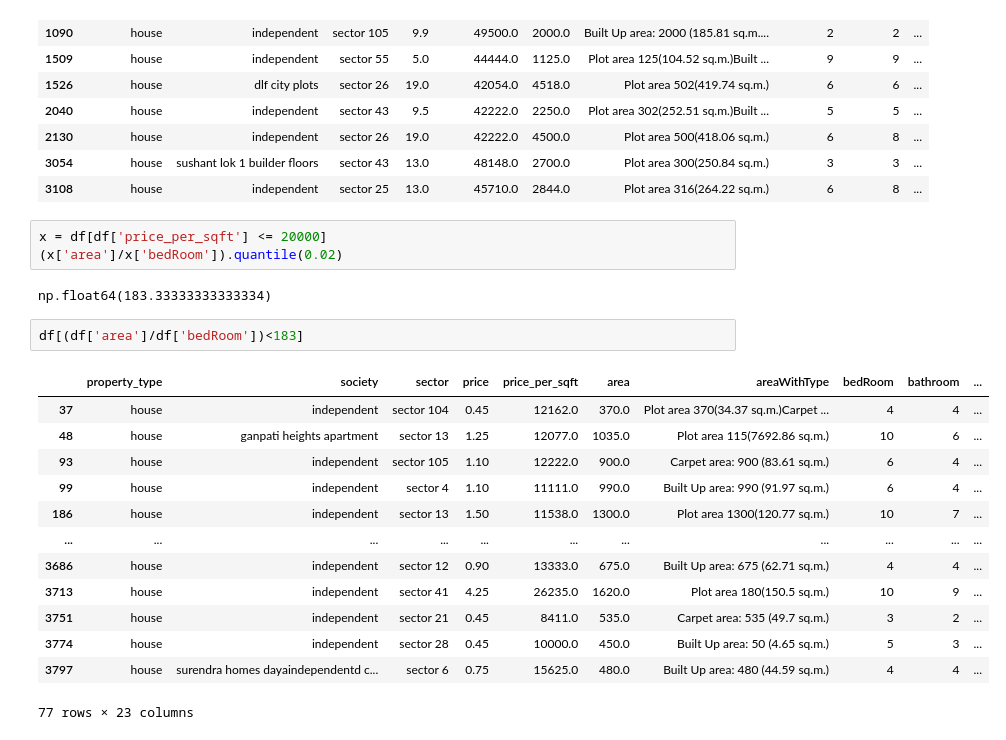
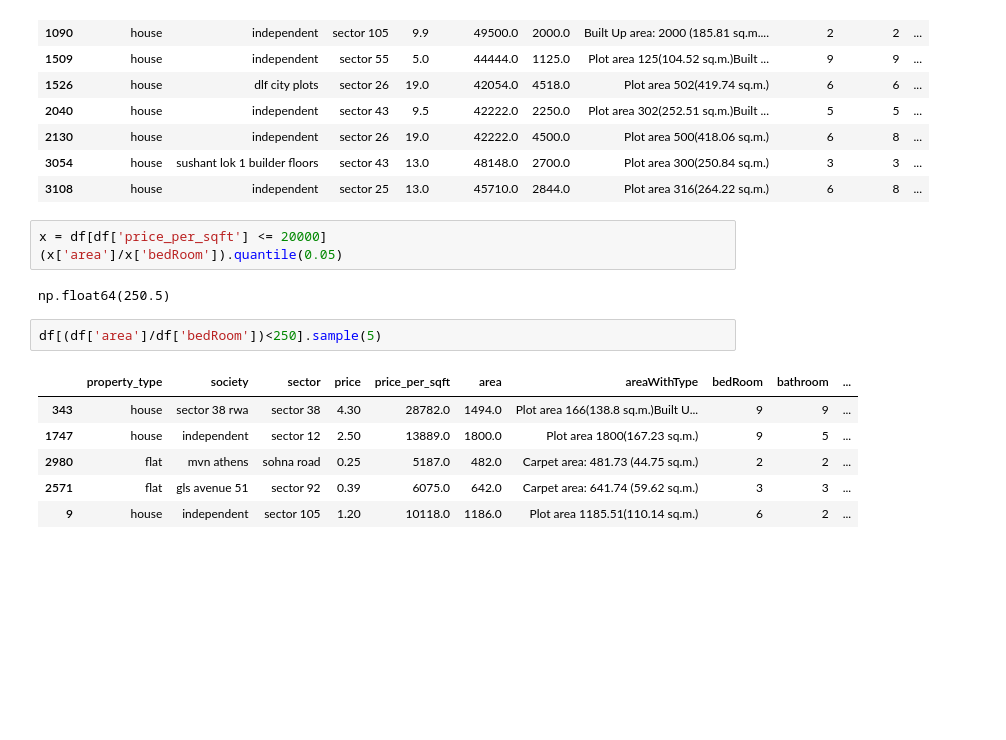
Before and after one commit to Binal2004/Propeak-Real-Estate-, a Jupyter notebook: outlier-removal.ipynb, the cells around one changed output. Cells and saved outputs as stored; diff of their text form; blank space fills up the shorter version.

```diff
--- a/outlier-removal.ipynb
+++ b/outlier-removal.ipynb
@@ -667,22 +667,15 @@ df[df['price_per_sqft'] > 42000]
 | 3108 | house | independent | sector 25 | 13.0 | 45710.0 | 2844.0 | Plot area 316(264.22 sq.m.) | 6 | 8 | ... |
 # %%
 x = df[df['price_per_sqft'] <= 20000]
-(x['area']/x['bedRoom']).quantile(0.02)
+(x['area']/x['bedRoom']).quantile(0.05)
 # %% [output]
-np.float64(183.33333333333334)
+np.float64(250.5)
 # %%
-df[(df['area']/df['bedRoom'])<183]
+df[(df['area']/df['bedRoom'])<250].sample(5)
 # %% [output]
 |  | property_type | society | sector | price | price_per_sqft | area | areaWithType | bedRoom | bathroom | ... |
-| 37 | house | independent | sector 104 | 0.45 | 12162.0 | 370.0 | Plot area 370(34.37 sq.m.)Carpet ... | 4 | 4 | ... |
-| 48 | house | ganpati heights apartment | sector 13 | 1.25 | 12077.0 | 1035.0 | Plot area 115(7692.86 sq.m.) | 10 | 6 | ... |
-| 93 | house | independent | sector 105 | 1.10 | 12222.0 | 900.0 | Carpet area: 900 (83.61 sq.m.) | 6 | 4 | ... |
-| 99 | house | independent | sector 4 | 1.10 | 11111.0 | 990.0 | Built Up area: 990 (91.97 sq.m.) | 6 | 4 | ... |
-| 186 | house | independent | sector 13 | 1.50 | 11538.0 | 1300.0 | Plot area 1300(120.77 sq.m.) | 10 | 7 | ... |
-| ... | ... | ... | ... | ... | ... | ... | ... | ... | ... | ... |
-| 3686 | house | independent | sector 12 | 0.90 | 13333.0 | 675.0 | Built Up area: 675 (62.71 sq.m.) | 4 | 4 | ... |
-| 3713 | house | independent | sector 41 | 4.25 | 26235.0 | 1620.0 | Plot area 180(150.5 sq.m.) | 10 | 9 | ... |
-| 3751 | house | independent | sector 21 | 0.45 | 8411.0 | 535.0 | Carpet area: 535 (49.7 sq.m.) | 3 | 2 | ... |
-| 3774 | house | independent | sector 28 | 0.45 | 10000.0 | 450.0 | Built Up area: 50 (4.65 sq.m.) | 5 | 3 | ... |
-| 3797 | house | surendra homes dayaindependentd c... | sector 6 | 0.75 | 15625.0 | 480.0 | Built Up area: 480 (44.59 sq.m.) | 4 | 4 | ... |
+| 343 | house | sector 38 rwa | sector 38 | 4.30 | 28782.0 | 1494.0 | Plot area 166(138.8 sq.m.)Built U... | 9 | 9 | ... |
+| 1747 | house | independent | sector 12 | 2.50 | 13889.0 | 1800.0 | Plot area 1800(167.23 sq.m.) | 9 | 5 | ... |
+| 2980 | flat | mvn athens | sohna road | 0.25 | 5187.0 | 482.0 | Carpet area: 481.73 (44.75 sq.m.) | 2 | 2 | ... |
+| 2571 | flat | gls avenue 51 | sector 92 | 0.39 | 6075.0 | 642.0 | Carpet area: 641.74 (59.62 sq.m.) | 3 | 3 | ... |
+| 9 | house | independent | sector 105 | 1.20 | 10118.0 | 1186.0 | Plot area 1185.51(110.14 sq.m.) | 6 | 2 | ... |
-77 rows × 23 columns
```
Also changed, not shown: parts of 18 cells of this notebook, 1 other file.
